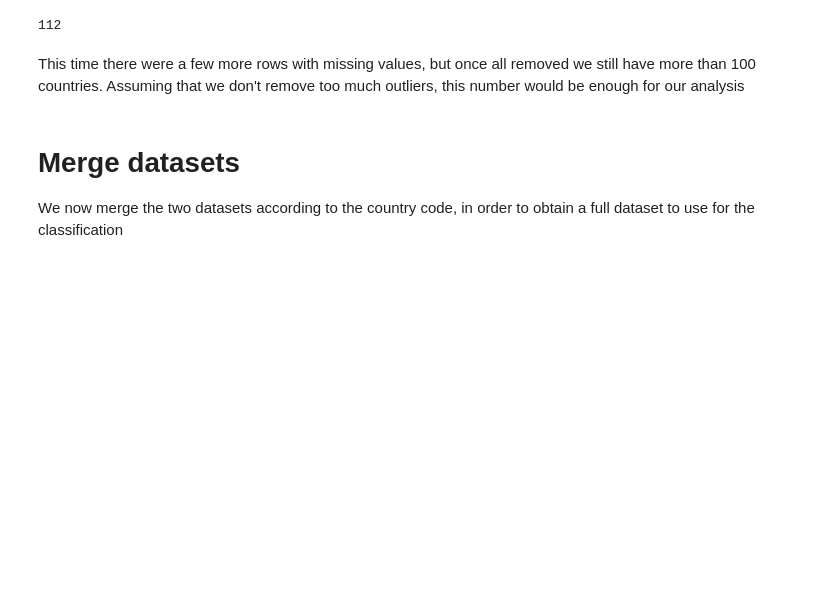
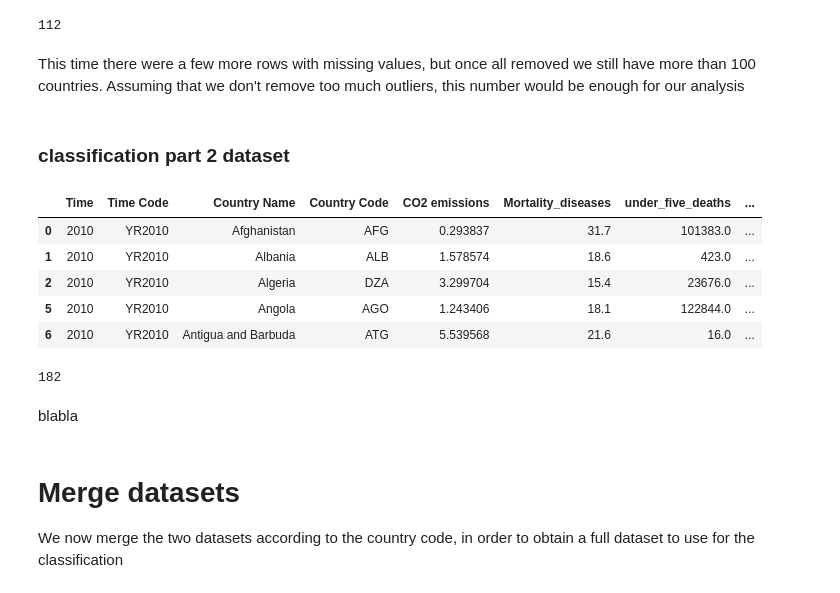
Before and after one commit to hgit2/IAproject, a Jupyter notebook: Projet_IA_clustering_classification.ipynb, the cells around one changed output. Drawn from its saved outputs; the diff is of its cells as text; code cells hidden in the pictures; blank space fills up the shorter version.

```diff
--- a/Projet_IA_clustering_classification.ipynb
+++ b/Projet_IA_clustering_classification.ipynb
@@ -60,6 +58,26 @@ len(dfautres)
 112
 # %% [markdown]
 This time there were a few more rows with missing values, but once all removed we still have more than 100 countries. Assuming that we don't remove too much outliers, this number would be enough for our analysis
+# %% [markdown]
+### classification part 2 dataset
+# %%
+classification2 = pd.read_csv("additional_Data.txt",sep="\t",header=0)
+classification2 = classification2.dropna()
+# %%
+classification2.head()
+# %% [output]
+|  | Time | Time Code | Country Name | Country Code | CO2 emissions | Mortality_diseases | under_five_deaths | ... |
+| 0 | 2010 | YR2010 | Afghanistan | AFG | 0.293837 | 31.7 | 101383.0 | ... |
+| 1 | 2010 | YR2010 | Albania | ALB | 1.578574 | 18.6 | 423.0 | ... |
+| 2 | 2010 | YR2010 | Algeria | DZA | 3.299704 | 15.4 | 23676.0 | ... |
+| 5 | 2010 | YR2010 | Angola | AGO | 1.243406 | 18.1 | 122844.0 | ... |
+| 6 | 2010 | YR2010 | Antigua and Barbuda | ATG | 5.539568 | 21.6 | 16.0 | ... |
+# %%
+len(classification2)
+# %% [output]
+182
+# %% [markdown]
+blabla
 # %% [markdown]
 # Merge datasets
 
```
Also changed, not shown: parts of 18 cells of this notebook, 1 other file.
